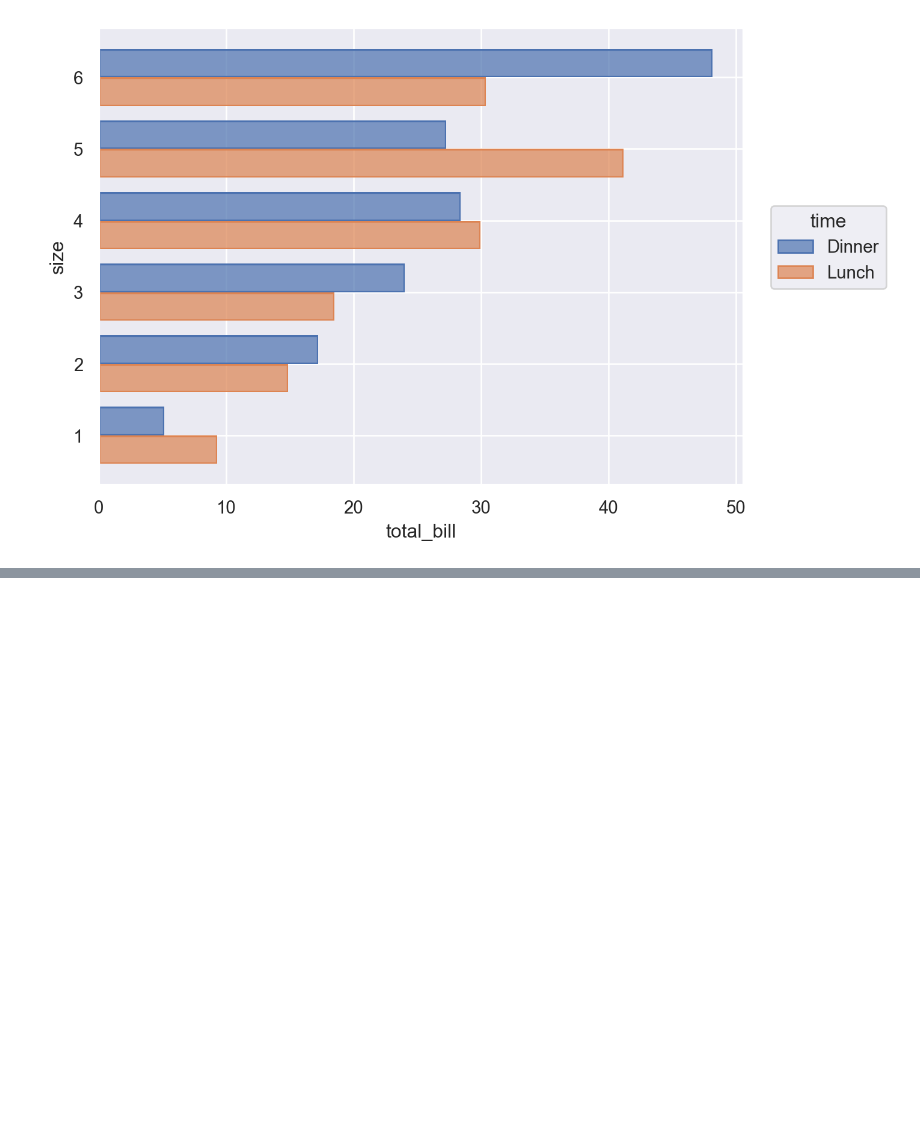
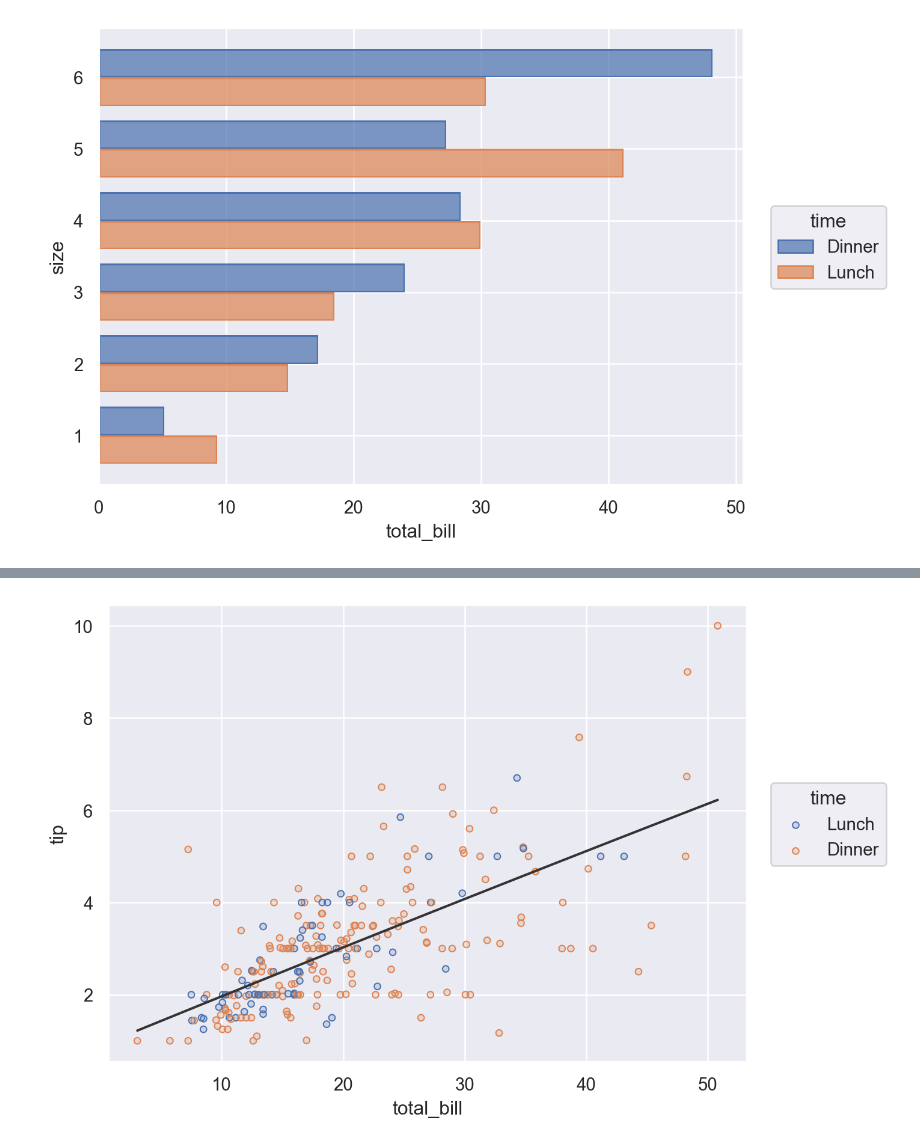
Before and after one commit to jhwn533/Pallet-Town, a Jupyter notebook: The seaborn.objects interface.ipynb, the cells around one changed output, grey strips where cells are left out. Saved outputs shown, nothing was run; the diff lists cells and outputs as text; code cells hidden in the pictures; blank space fills up the shorter version.

```diff
--- a/The seaborn.objects interface.ipynb
+++ b/The seaborn.objects interface.ipynb
@@ -233,0 +265,9 @@ tips = sns.load_dataset("tips")
+# %%
+# 컬러 추가
+(
+    so.Plot(tips, x="total_bill", y="tip")
+    .add(so.Dots(), color="time")
+    .add(so.Line(color=".2"), so.PolyFit()) # color=".2" : 선 색 검은색으로 지정(1로 갈수록 하얌)
+)
+# %% [output]
+[figure, added]
```
Also changed, not shown: parts of 9 cells of this notebook.
